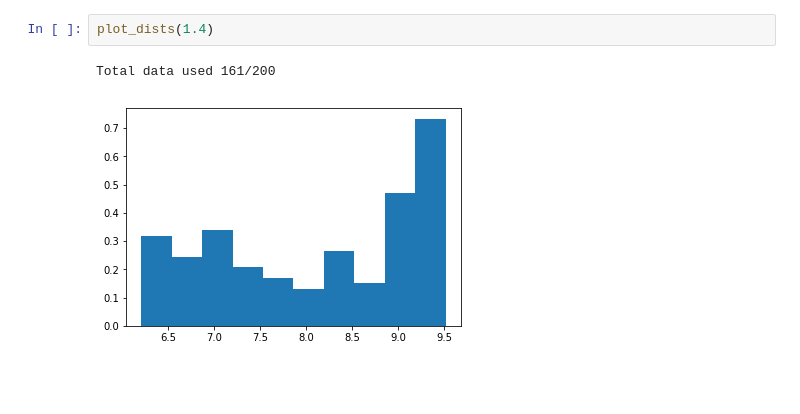
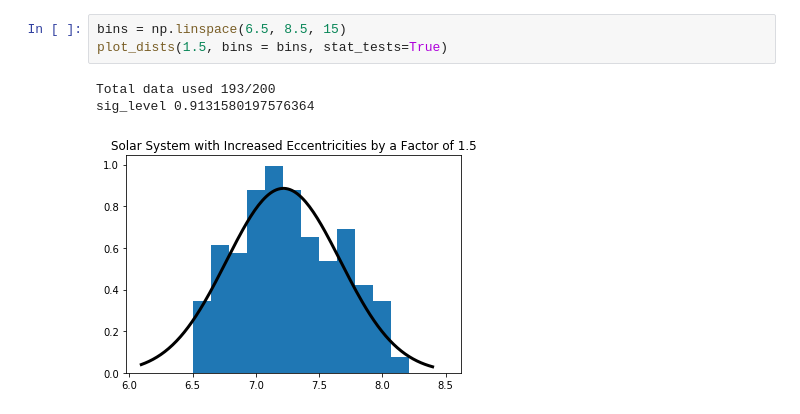
Before and after one commit to dtamayo/MLstability, a Jupyter notebook: Analysis/Solar/NonExistentPeaks.ipynb, the cells around one changed output. Saved outputs shown, nothing was run; the diff lists cells and outputs as text; blank space fills up the shorter version.

```diff
--- a/Analysis/Solar/NonExistentPeaks.ipynb
+++ b/Analysis/Solar/NonExistentPeaks.ipynb
@@ -42,5 +60,7 @@ Total data used 200/200
-# %%
-plot_dists(1.4)
-# %% [output]
-Total data used 161/200
-[figure, removed]
+# %%
+bins = np.linspace(6.5, 8.5, 15)
+plot_dists(1.5, bins = bins, stat_tests=True)
+# %% [output]
+Total data used 193/200
+sig_level 0.9131580197576364
+[figure, added]
```
Also changed, not shown: parts of 6 cells of this notebook, 1 other file.
